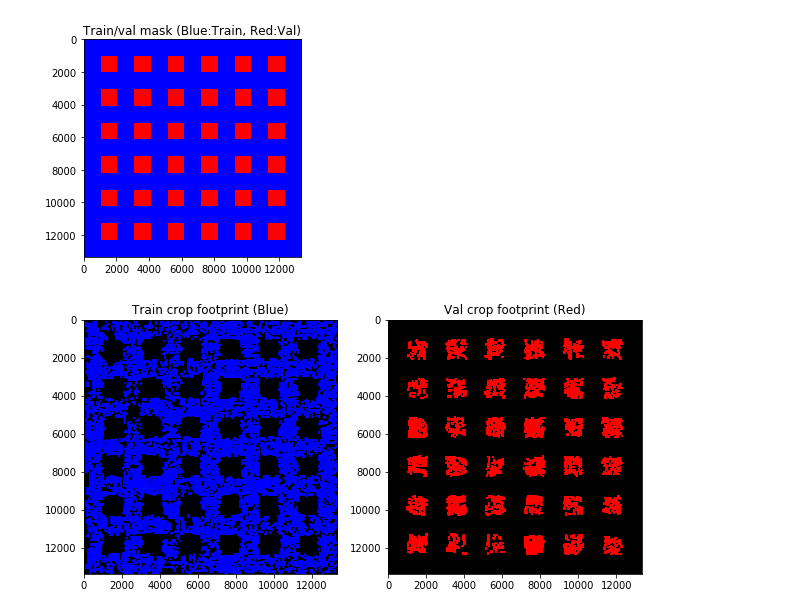
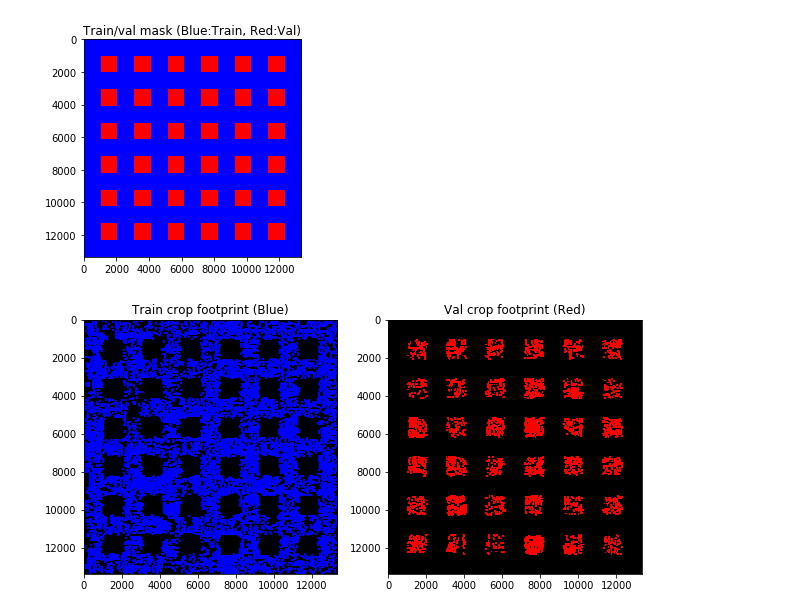
Before and after one commit to motokimura/cowc_car_counting, a Jupyter notebook: notebooks/features/visualize_train_val_crop_distrib.ipynb, the cells around one changed output. Cells and saved outputs as stored; diff of their text form; code cells hidden in the pictures.

```diff
--- a/notebooks/features/visualize_train_val_crop_distrib.ipynb
+++ b/notebooks/features/visualize_train_val_crop_distrib.ipynb
@@ -60,10 +60,12 @@ plt.show()
 # %% [output]
 [figure]
 # %%
-crop_size = 128
+tcrop_size = 112
+vcrop_size = 96
 
 _, _, train_centers, val_centers = \
-gen_crops_from_scene(image, label_car, label_neg, train_area_mask, out_basename=None, out_dir=None, crop_size=crop_size, seed=0)
+gen_crops_from_scene(image, label_car, label_neg, train_area_mask, \
+                     out_basename=None, train_dst=None, val_dst=None, tcrop_size=tcrop_size, vcrop_size=vcrop_size, seed=0)
 # %%
 def visualize_crop_footprints(h, w, crop_centers, crop_size):
 
@@ -82,18 +84,18 @@ def visualize_crop_footprints(h, w, crop_centers, crop_size):
 
     return crop_footprint
 # %%
-train_crop_footprint = visualize_crop_footprints(h, w, train_centers, crop_size)
-val_crop_footprint = visualize_crop_footprints(h, w, val_centers, crop_size)
+train_crop_footprint = visualize_crop_footprints(h, w, train_centers, tcrop_size)
+val_crop_footprint = visualize_crop_footprints(h, w, val_centers, vcrop_size)
 
 train_footprint = colorize(train_crop_footprint, labels=(1,), colors=([0, 0, 255],))
 val_footprint = colorize(val_crop_footprint, labels=(1,), colors=([255, 0, 0],))
 
 fig, (ax0, ax1) = plt.subplots(ncols=2, figsize=(10, 5))
 
 ax0.imshow(train_footprint)
 ax0.set_title('Train crop footprint (Blue)')
 ax1.imshow(val_footprint)
 ax1.set_title('Val crop footprint (Red)')
 plt.show()
 # %% [output]
-[figure, old version]
+[figure, new version]
```
Also changed, not shown: 3 other files.
